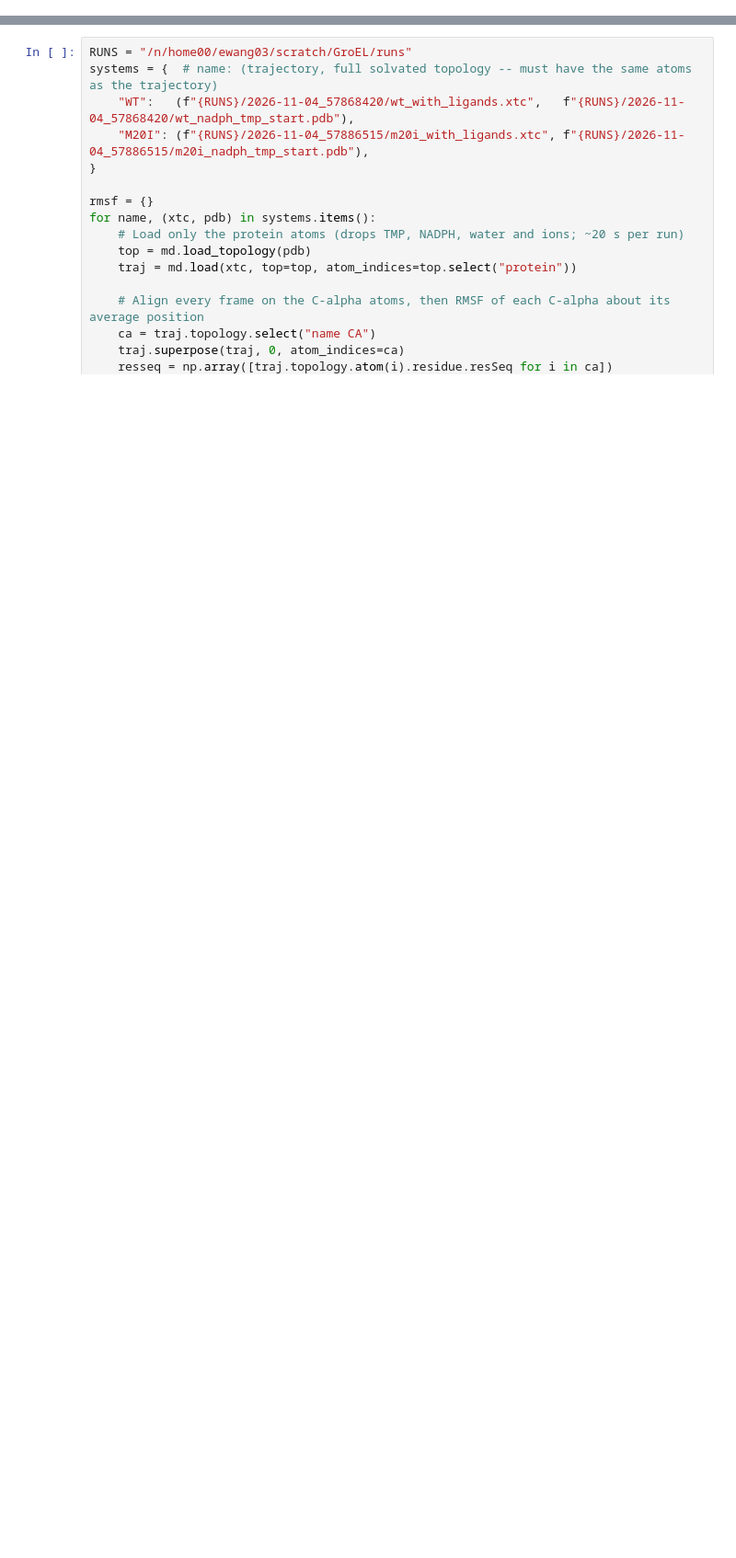
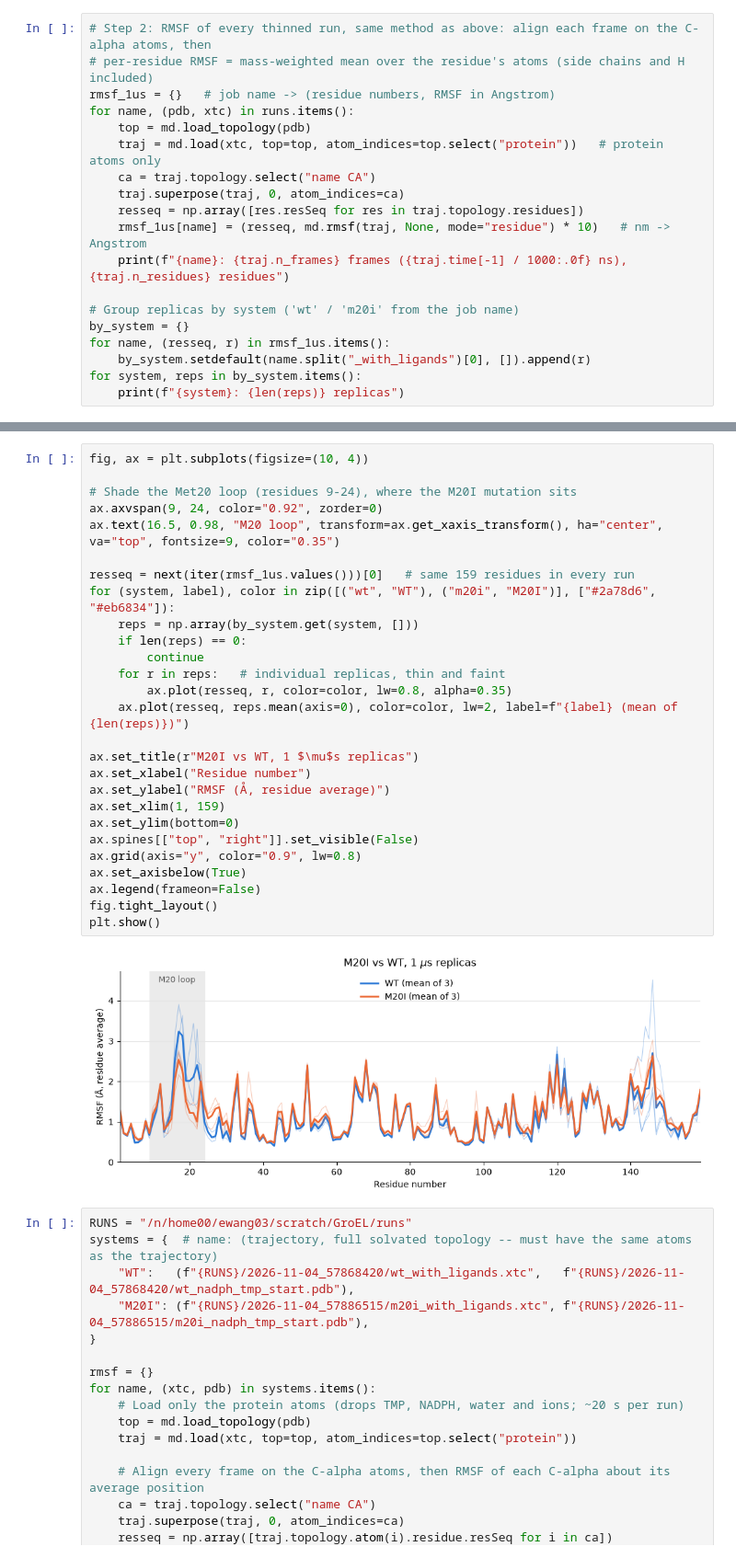
Before and after one commit to emilyw03/shakhnovich_lab_GroEL, a Jupyter notebook: notebooks/MD_analysis_tutorial.ipynb, the cells around one changed output, grey strips where cells are left out. Shown at 92% size. Drawn from its saved outputs; the diff is of its cells as text; blank space fills up the shorter version.

```diff
--- a/notebooks/MD_analysis_tutorial.ipynb
+++ b/notebooks/MD_analysis_tutorial.ipynb
@@ -5,0 +114,19 @@ import numpy as np
+# %%
+# Step 2: RMSF of every thinned run, same method as above: align each frame on the C-alpha atoms, then
+# per-residue RMSF = mass-weighted mean over the residue's atoms (side chains and H included)
+rmsf_1us = {}   # job name -> (residue numbers, RMSF in Angstrom)
+for name, (pdb, xtc) in runs.items():
+    top = md.load_topology(pdb)
+    traj = md.load(xtc, top=top, atom_indices=top.select("protein"))   # protein atoms only
+    ca = traj.topology.select("name CA")
+    traj.superpose(traj, 0, atom_indices=ca)
+    resseq = np.array([res.resSeq for res in traj.topology.residues])
+    rmsf_1us[name] = (resseq, md.rmsf(traj, None, mode="residue") * 10)   # nm -> Angstrom
+    print(f"{name}: {traj.n_frames} frames ({traj.time[-1] / 1000:.0f} ns), {traj.n_residues} residues")
+
+# Group replicas by system ('wt' / 'm20i' from the job name)
+by_system = {}
+for name, (resseq, r) in rmsf_1us.items():
+    by_system.setdefault(name.split("_with_ligands")[0], []).append(r)
+for system, reps in by_system.items():
+    print(f"{system}: {len(reps)} replicas")
@@ -6,3 +142,32 @@ import numpy as np
+# %%
+fig, ax = plt.subplots(figsize=(10, 4))
+
+# Shade the Met20 loop (residues 9-24), where the M20I mutation sits
+ax.axvspan(9, 24, color="0.92", zorder=0)
+ax.text(16.5, 0.98, "M20 loop", transform=ax.get_xaxis_transform(), ha="center", va="top", fontsize=9, color="0.35")
+
+resseq = next(iter(rmsf_1us.values()))[0]   # same 159 residues in every run
+for (system, label), color in zip([("wt", "WT"), ("m20i", "M20I")], ["#2a78d6", "#eb6834"]):
+    reps = np.array(by_system.get(system, []))
+    if len(reps) == 0:
+        continue
+    for r in reps:   # individual replicas, thin and faint
+        ax.plot(resseq, r, color=color, lw=0.8, alpha=0.35)
+    ax.plot(resseq, reps.mean(axis=0), color=color, lw=2, label=f"{label} (mean of {len(reps)})")
+
+ax.set_title(r"M20I vs WT, 1 $\mu$s replicas")
+ax.set_xlabel("Residue number")
+ax.set_ylabel("RMSF (Å, residue average)")
+ax.set_xlim(1, 159)
+ax.set_ylim(bottom=0)
+ax.spines[["top", "right"]].set_visible(False)
+ax.grid(axis="y", color="0.9", lw=0.8)
+ax.set_axisbelow(True)
+ax.legend(frameon=False)
+fig.tight_layout()
+plt.show()
+# %% [output]
+[figure, added]
 # %%
 RUNS = "/n/home00/ewang03/scratch/GroEL/runs"
 systems = {  # name: (trajectory, full solvated topology -- must have the same atoms as the trajectory)
```
Also changed, not shown: parts of 8 cells of this notebook, 3 other files.
